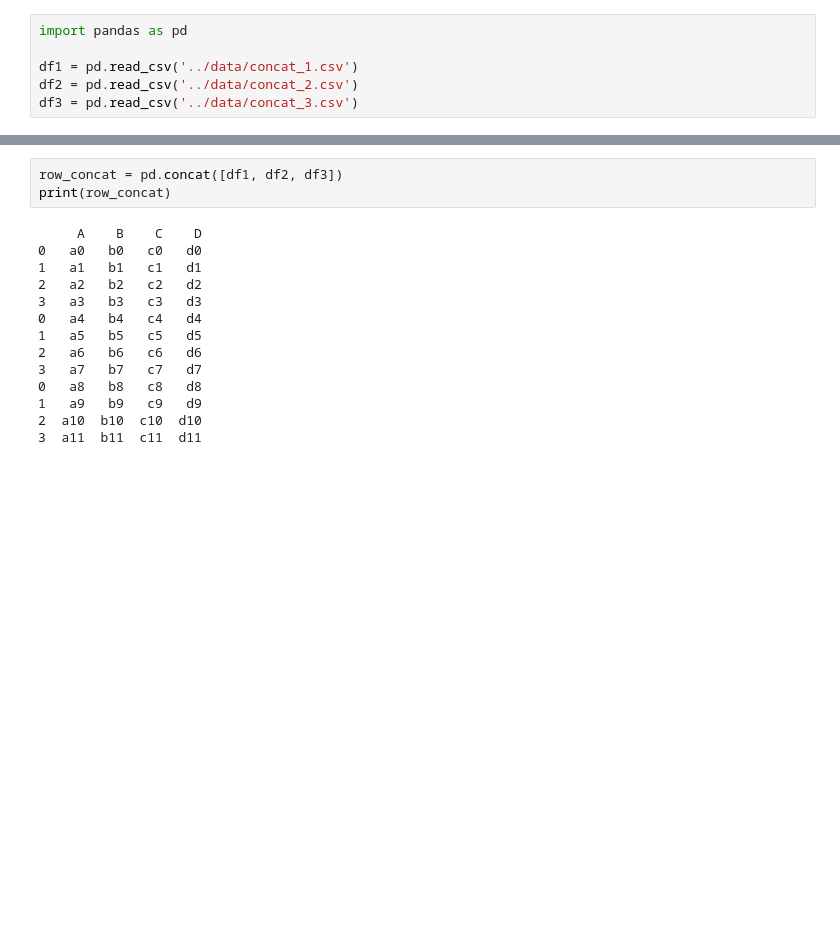
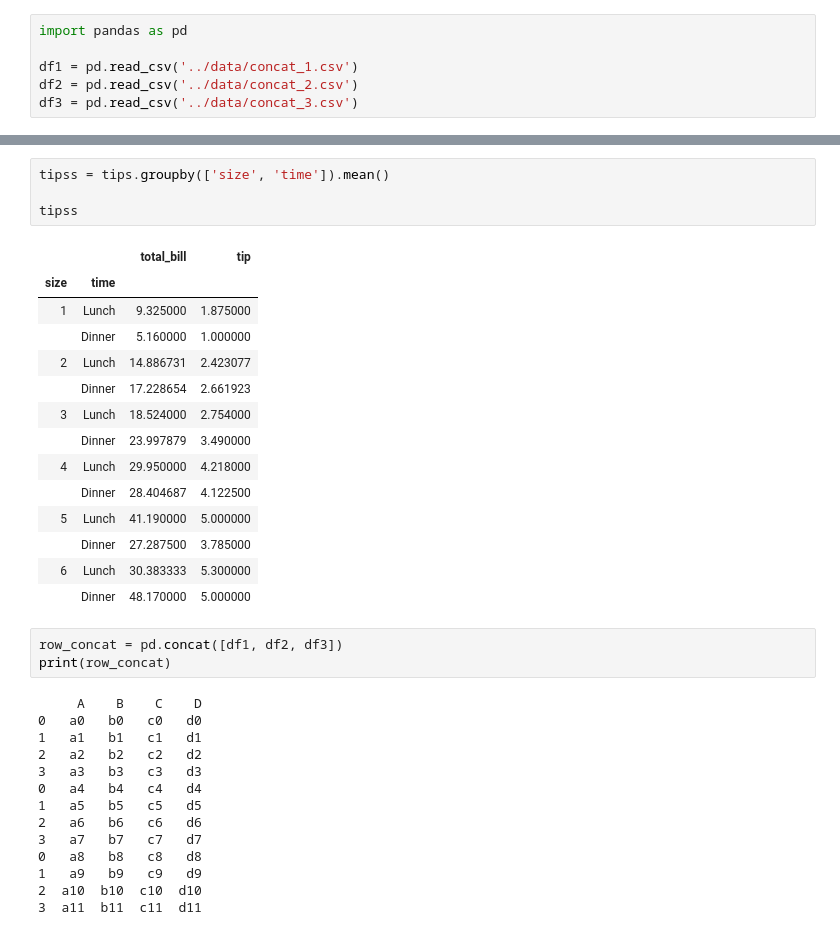
Before and after one commit to naxvinci/TIL, a Jupyter notebook: dataanalysis/do_it_pandas/notebook/05_데이터연결.ipynb, the cells around one changed output, grey strips where cells are left out. Saved outputs shown, nothing was run; the diff lists cells and outputs as text; blank space fills up the shorter version.

```diff
--- a/dataanalysis/do_it_pandas/notebook/05_데이터연결.ipynb
+++ b/dataanalysis/do_it_pandas/notebook/05_데이터연결.ipynb
@@ -37,3 +71,22 @@ df3 = pd.read_csv('../data/concat_3.csv')
+# %%
+tipss = tips.groupby(['size', 'time']).mean()
+
+tipss
+# %% [output]
+|  |  | total_bill | tip |
+| size | time |  |  |
+| 1 | Lunch | 9.325000 | 1.875000 |
+|  | Dinner | 5.160000 | 1.000000 |
+| 2 | Lunch | 14.886731 | 2.423077 |
+|  | Dinner | 17.228654 | 2.661923 |
+| 3 | Lunch | 18.524000 | 2.754000 |
+|  | Dinner | 23.997879 | 3.490000 |
+| 4 | Lunch | 29.950000 | 4.218000 |
+|  | Dinner | 28.404687 | 4.122500 |
+| 5 | Lunch | 41.190000 | 5.000000 |
+|  | Dinner | 27.287500 | 3.785000 |
+| 6 | Lunch | 30.383333 | 5.300000 |
+|  | Dinner | 48.170000 | 5.000000 |
 # %%
 row_concat = pd.concat([df1, df2, df3])
 print(row_concat)
```
Also changed, not shown: parts of 3 cells of this notebook, 2 other files.
